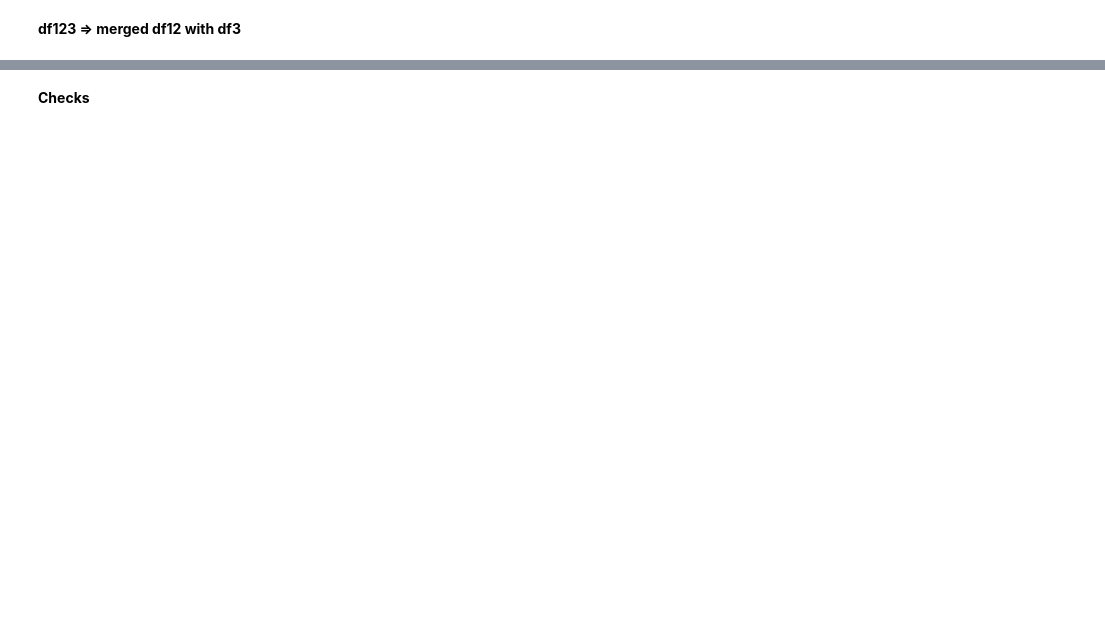
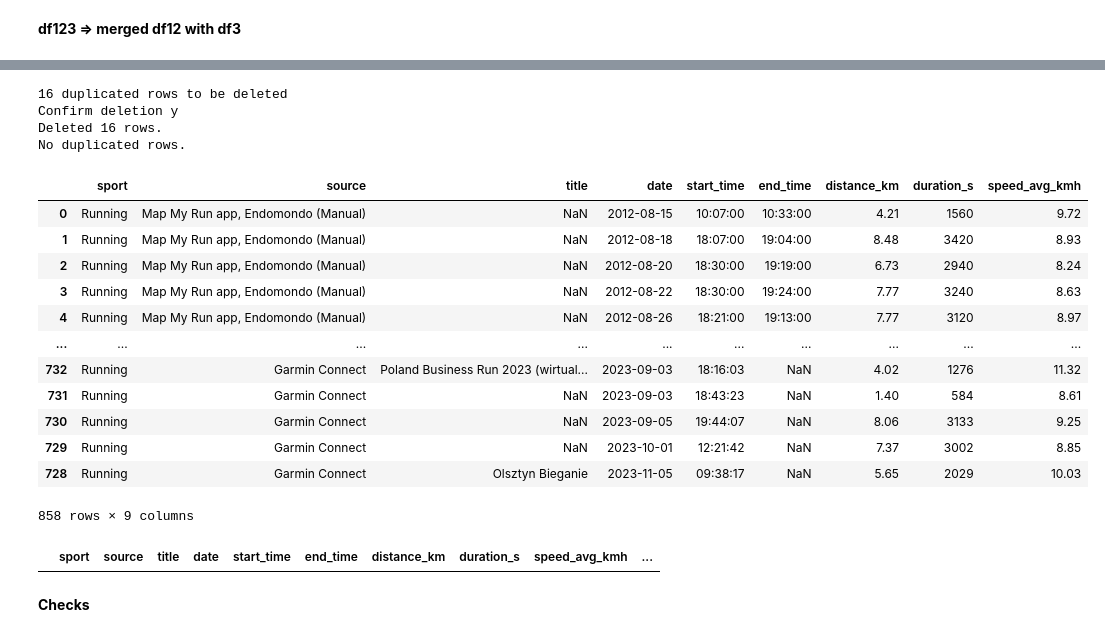
Before and after one commit to slazur83/Tableau, a Jupyter notebook: Workouts.ipynb, the cells around one changed output, grey strips where cells are left out. Drawn from its saved outputs; the diff is of its cells as text; code cells hidden in the pictures; blank space fills up the shorter version.

```diff
--- a/Workouts.ipynb
+++ b/Workouts.ipynb
@@ -269,18 +297,54 @@ display(df1234)
 # %%
 duplicate_rows = df1234[df1234.duplicated(subset=['date', 'duration_s', 'distance_km'], keep=False)]
 
 if not duplicate_rows.empty:
-  count = int(len(duplicate_rows)/2)
-  print(f"{count} duplicated rows to be deleted")
-  y = input("Confirm deletion ")
-  if y == 'Y':
-    condition = (df1234['source'] == 'Garmin Connect') & (df1234['date'] <= '2020-01-31')
-    df1234 = df1234[~condition]
-    print(f"Deleted {count} rows.")
-    display(df1234)
+    count = int(len(duplicate_rows) / 2)
+    print(f"{count} duplicated rows to be deleted")
+    y = input("Confirm deletion ")
+
+    if y.upper() == 'Y':
+        condition = pd.isna(duplicate_rows['title'])
+        df1234 = df1234[~df1234.index.isin(duplicate_rows[condition].index)]
+        print(f"Deleted {count} rows.")
+        duplicate_rows = df1234[df1234.duplicated(subset=['date', 'duration_s', 'distance_km'], keep=False)]
+        if not duplicate_rows.empty:
+          count = int(len(duplicate_rows) / 2)
+          print(f"fOUND {count} duplicated rows.")
+        else:
+          print("No duplicated rows.")
+          display(df1234)
 else:
     print("No duplicated rows.")
     display(df1234)
+# %% [output]
+16 duplicated rows to be deleted
+Confirm deletion y
+Deleted 16 rows.
+No duplicated rows.
+|  | sport | source | title | date | start_time | end_time | distance_km | duration_s | speed_avg_kmh |
+| 0 | Running | Map My Run app, Endomondo (Manual) | NaN | 2012-08-15 | 10:07:00 | 10:33:00 | 4.21 | 1560 | 9.72 |
+| 1 | Running | Map My Run app, Endomondo (Manual) | NaN | 2012-08-18 | 18:07:00 | 19:04:00 | 8.48 | 3420 | 8.93 |
+| 2 | Running | Map My Run app, Endomondo (Manual) | NaN | 2012-08-20 | 18:30:00 | 19:19:00 | 6.73 | 2940 | 8.24 |
+| 3 | Running | Map My Run app, Endomondo (Manual) | NaN | 2012-08-22 | 18:30:00 | 19:24:00 | 7.77 | 3240 | 8.63 |
+| 4 | Running | Map My Run app, Endomondo (Manual) | NaN | 2012-08-26 | 18:21:00 | 19:13:00 | 7.77 | 3120 | 8.97 |
+| ... | ... | ... | ... | ... | ... | ... | ... | ... | ... |
+| 732 | Running | Garmin Connect | Poland Business Run 2023 (wirtual... | 2023-09-03 | 18:16:03 | NaN | 4.02 | 1276 | 11.32 |
+| 731 | Running | Garmin Connect | NaN | 2023-09-03 | 18:43:23 | NaN | 1.40 | 584 | 8.61 |
+| 730 | Running | Garmin Connect | NaN | 2023-09-05 | 19:44:07 | NaN | 8.06 | 3133 | 9.25 |
+| 729 | Running | Garmin Connect | NaN | 2023-10-01 | 12:21:42 | NaN | 7.37 | 3002 | 8.85 |
+| 728 | Running | Garmin Connect | Olsztyn Bieganie | 2023-11-05 | 09:38:17 | NaN | 5.65 | 2029 | 10.03 |
+858 rows × 9 columns
+# %%
+from datetime import datetime, timedelta
+
+condition_time = (df1234['date'] >= '2021-12-19') & (df1234['source'] == 'Sports Tracker')
+duplicate_rows = df1234[df1234.duplicated(subset=['date', 'start_time'], keep=False) & ((df1234['start_time'] - df1234.loc[df1234[condition_time].index, 'start_time']).abs() <= timedelta(hours=1)) & condition_time]
+
+display(duplicate_rows)
+
+#df1234 = df1234[~((df1234['start_time'] - df1234.loc[df1234[condition_time].index, 'start_time']).abs() <= timedelta(hours=1)) & condition_time]
+# %% [output]
+|  | sport | source | title | date | start_time | end_time | distance_km | duration_s | speed_avg_kmh | ... |
 # %% [markdown]
 **Checks**
 # %%
```
Also changed, not shown: parts of 12 cells of this notebook.
